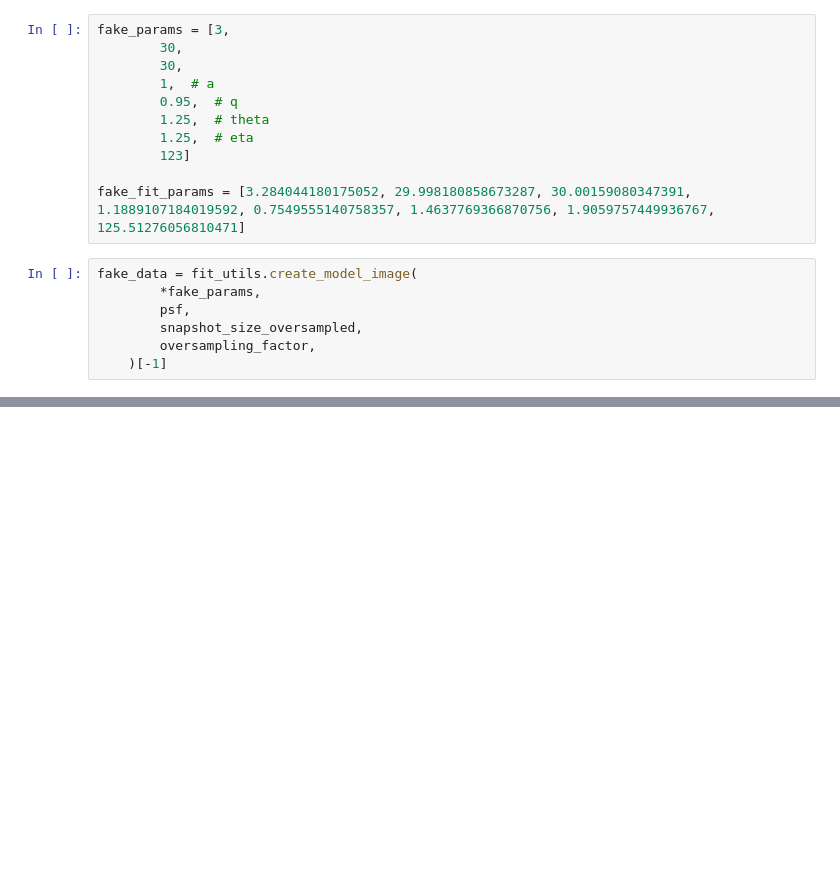
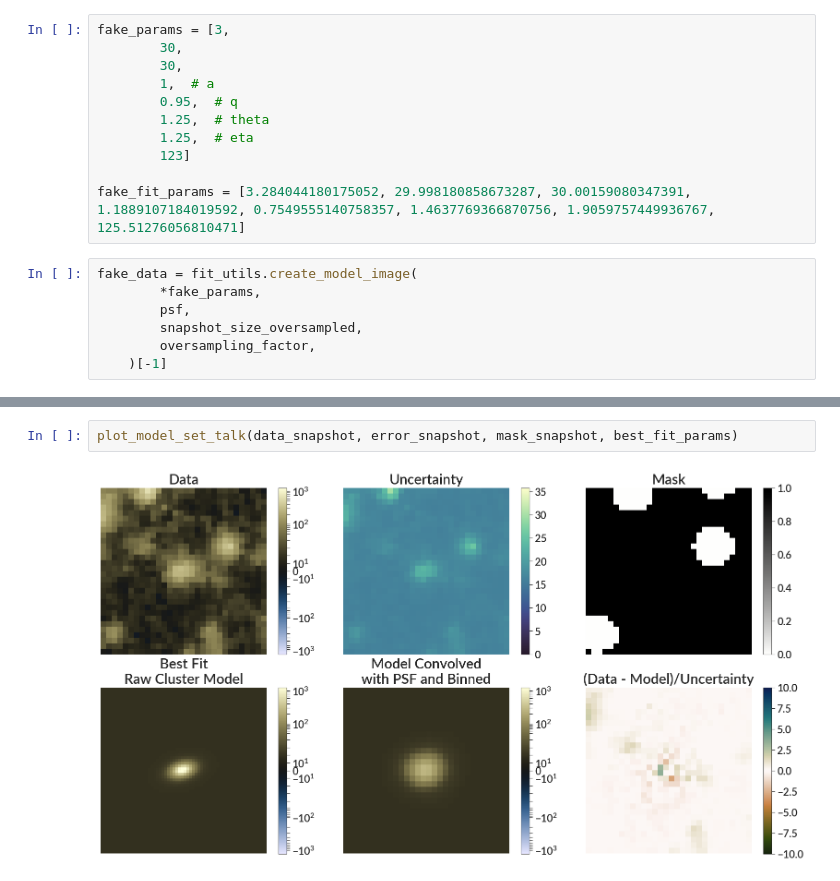
Before and after one commit to gillenbrown/LEGUS-sizes, a Jupyter notebook: testing/manual_fit_luminosity.ipynb, the cells around one changed output, grey strips where cells are left out. Cells and saved outputs as stored; diff of their text form; blank space fills up the shorter version.

```diff
--- a/testing/manual_fit_luminosity.ipynb
+++ b/testing/manual_fit_luminosity.ipynb
@@ -567,0 +664,4 @@ Row index=401
+# %%
+plot_model_set_talk(data_snapshot, error_snapshot, mask_snapshot, best_fit_params)
+# %% [output]
+[figure, added]
```
Also changed, not shown: parts of 10 cells of this notebook, 2 other files.
